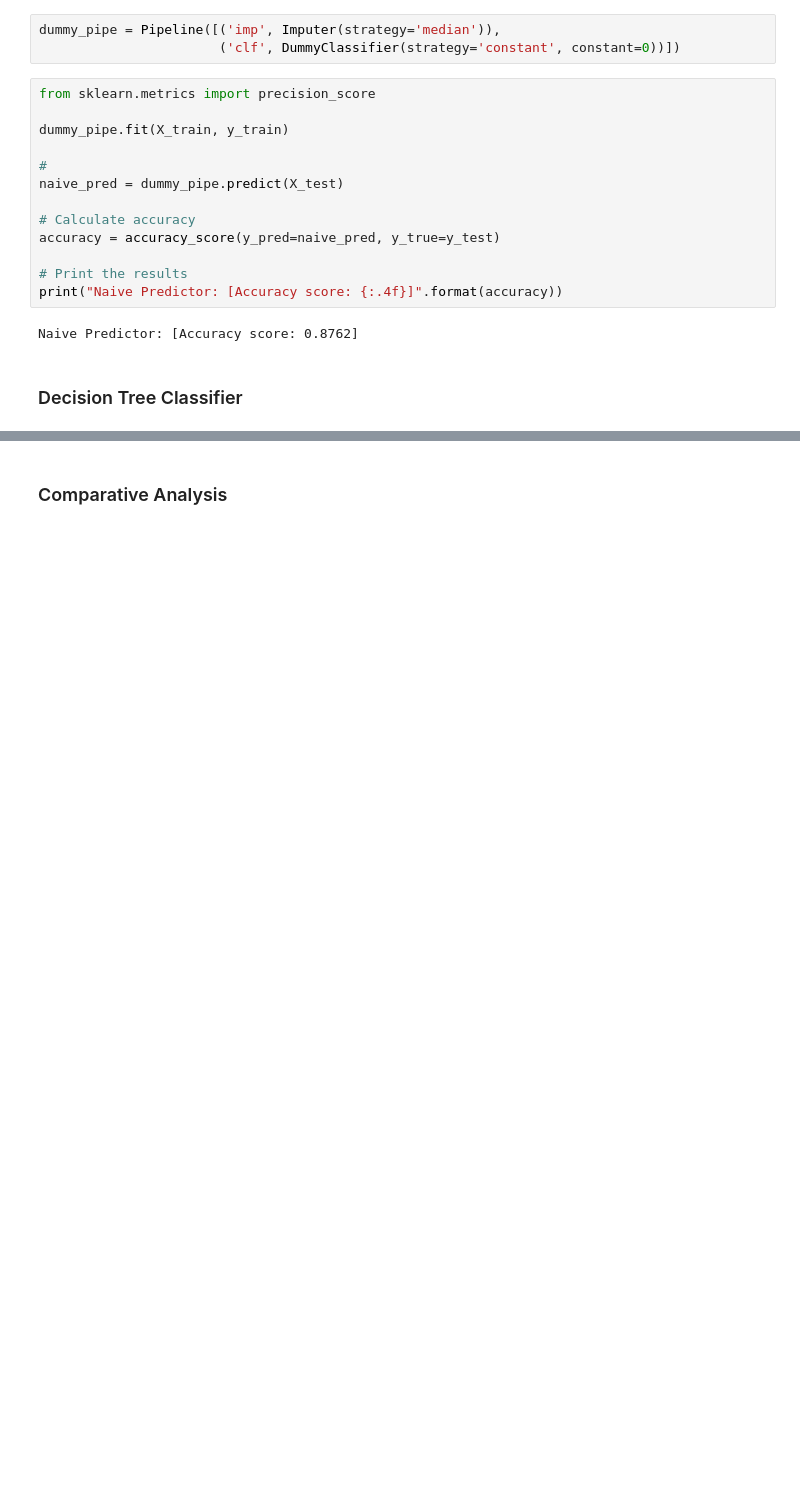
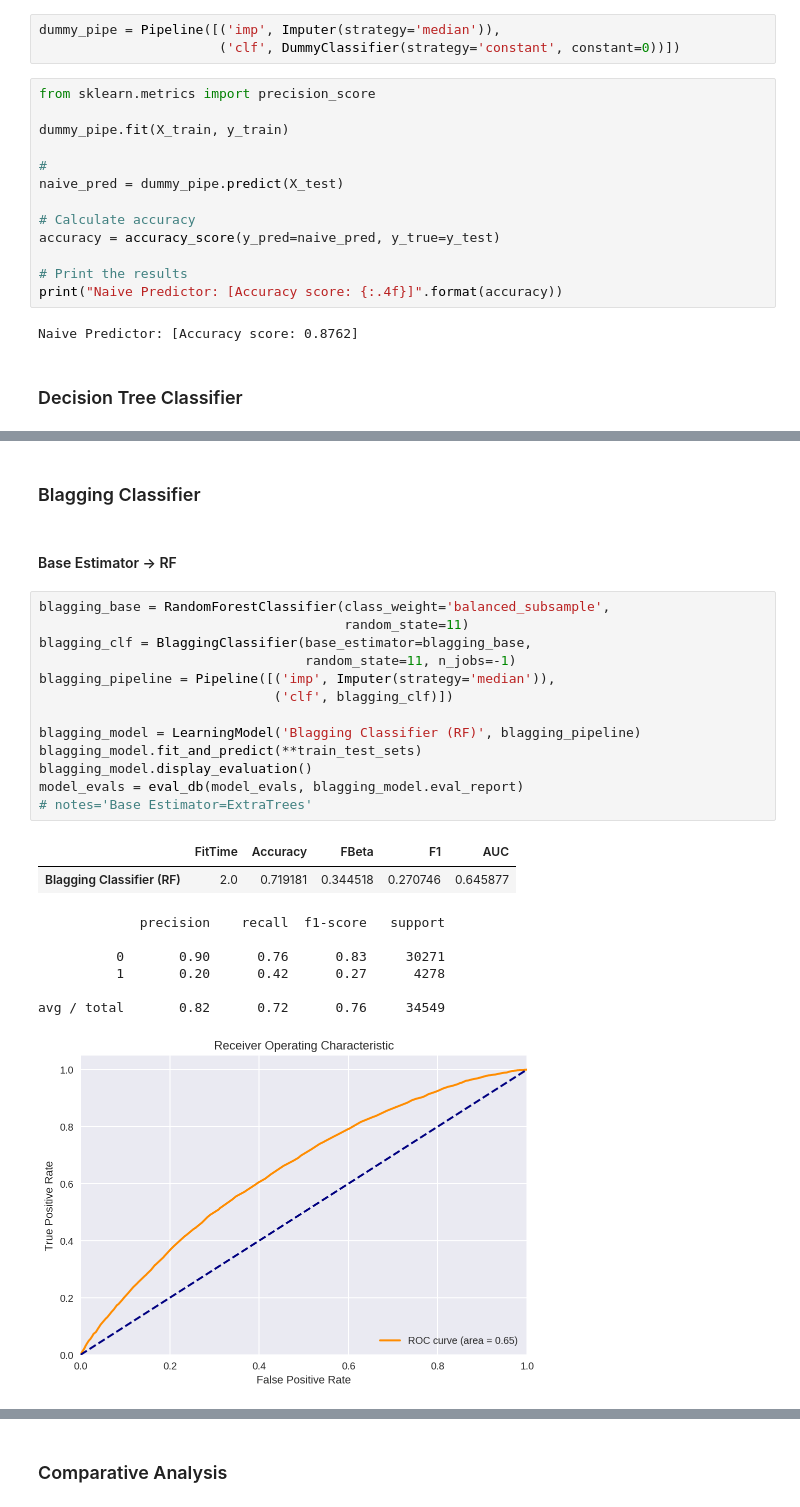
Before and after one commit to vnaidu/loan-default-classifier, a Jupyter notebook: loan-status.ipynb, the cells around one changed output, grey strips where cells are left out. Drawn from its saved outputs; the diff is of its cells as text; blank space fills up the shorter version.

```diff
--- a/loan-status.ipynb
+++ b/loan-status.ipynb
@@ -401,0 +441,27 @@ model_evals = eval_db(model_tree_baseline['evaluation'])
+# %% [markdown]
+### Blagging Classifier
+# %% [markdown]
+#### Base Estimator -> RF
+# %%
+blagging_base = RandomForestClassifier(class_weight='balanced_subsample',
+                                       random_state=11)
+blagging_clf = BlaggingClassifier(base_estimator=blagging_base,
+                                  random_state=11, n_jobs=-1)
+blagging_pipeline = Pipeline([('imp', Imputer(strategy='median')),
+                              ('clf', blagging_clf)])
+
+blagging_model = LearningModel('Blagging Classifier (RF)', blagging_pipeline)
+blagging_model.fit_and_predict(**train_test_sets)
+blagging_model.display_evaluation()
+model_evals = eval_db(model_evals, blagging_model.eval_report)
+# notes='Base Estimator=ExtraTrees'
+# %% [output]
+|  | FitTime | Accuracy | FBeta | F1 | AUC |
+| Blagging Classifier (RF) | 2.0 | 0.719181 | 0.344518 | 0.270746 | 0.645877 |
+             precision    recall  f1-score   support
+
+          0       0.90      0.76      0.83     30271
+          1       0.20      0.42      0.27      4278
+
+avg / total       0.82      0.72      0.76     34549
+[figure, added]
```
Also changed, not shown: parts of 23 cells of this notebook.
